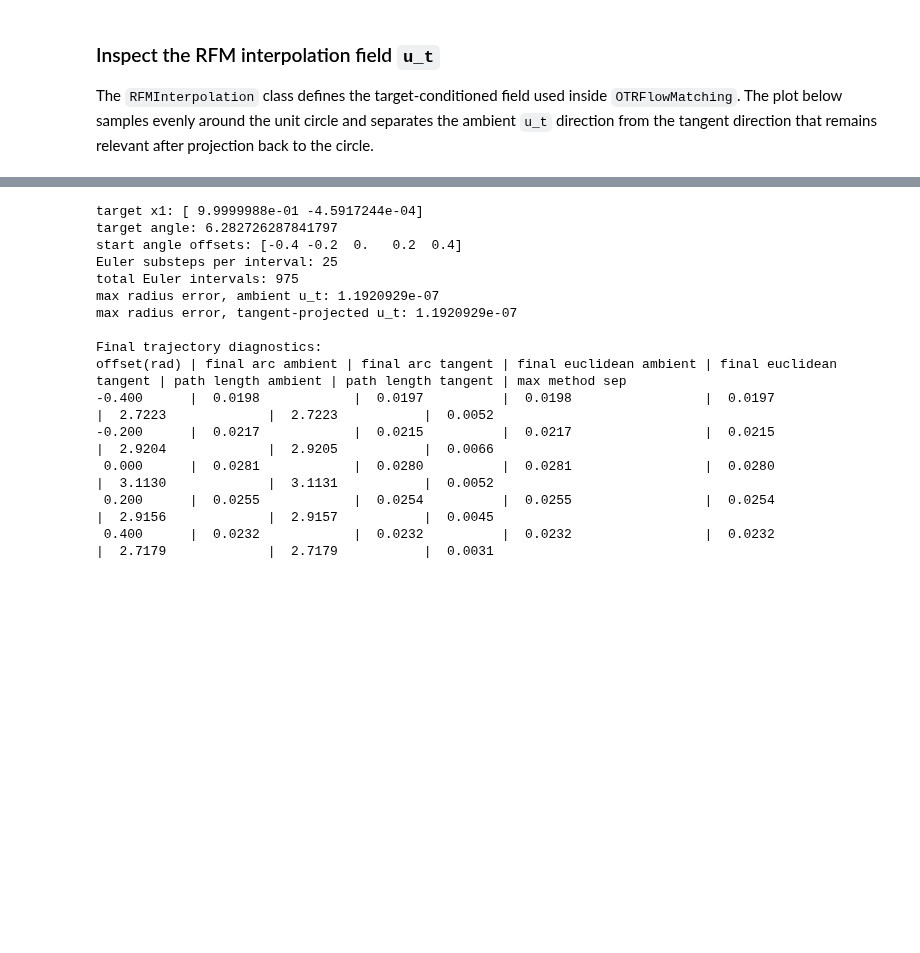
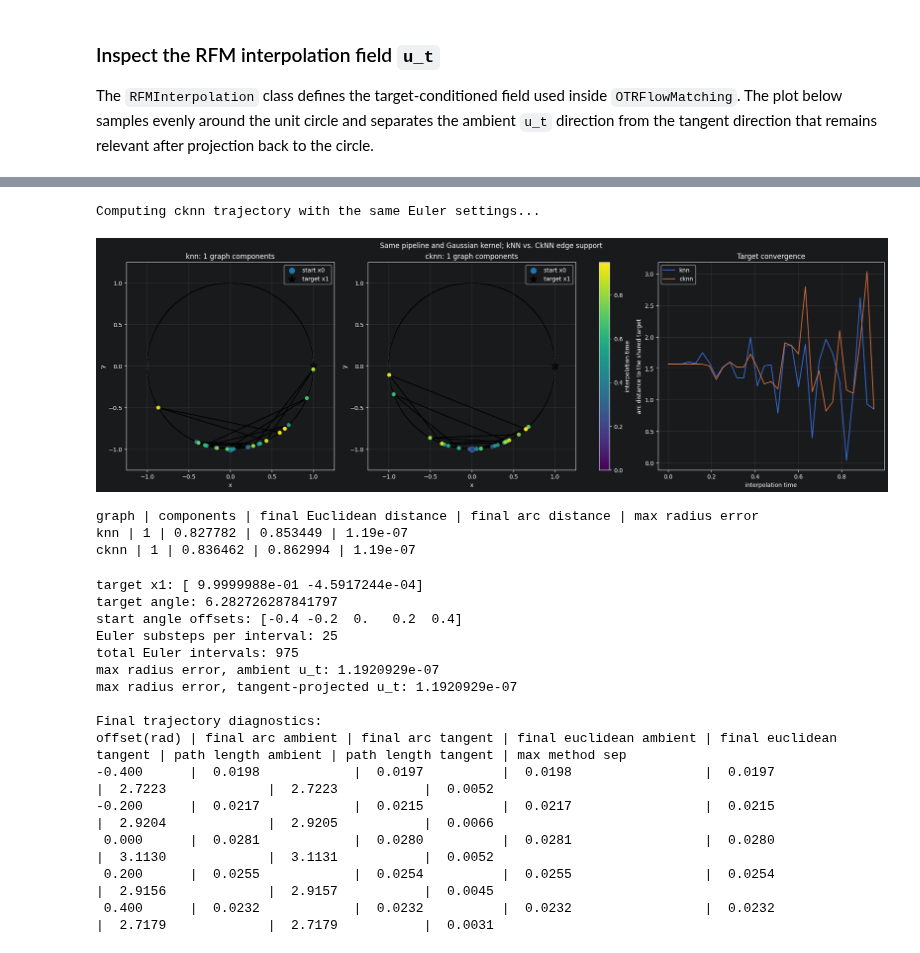
Before and after one commit to markuslaengst/CellFlow, a Jupyter notebook: docs/notebooks/riemannian_unit_circle_toy_example.ipynb, the cells around one changed output, grey strips where cells are left out. Cells and saved outputs as stored; diff of their text form; code cells hidden in the pictures; blank space fills up the shorter version.

```diff
--- a/docs/notebooks/riemannian_unit_circle_toy_example.ipynb
+++ b/docs/notebooks/riemannian_unit_circle_toy_example.ipynb
@@ -879,3 +988,80 @@ distance from last interpolated point to x1: 0.011109842
+# %%
+graph_trajectory_interpolators = {
+    name: RFMInterpolation(graph_nystroem, projection_fn=project_to_unit_sphere)
+    for name, graph_nystroem in graph_nystroems.items()
+}
+graph_trajectories = {graph_basis: rfm_trajectory}
+for name, interpolator in graph_trajectory_interpolators.items():
+    if name == graph_basis:
+        continue
+    print(f"Computing {name} trajectory with the same Euler settings...")
+    graph_trajectories[name] = np.vstack([
+        np.asarray(interpolator.interpolate(
+            jnp.asarray(x0[None, :]), jnp.asarray(x1[None, :]),
+            float(t), trajectory_steps_per_eval,
+        ))[0]
+        for t in trajectory_times
+    ])
+
+graph_trajectory_diagnostics = []
+fig, axes = plt.subplots(1, 3, figsize=(19, 6), constrained_layout=True)
+for ax, name in zip(axes[:2], weighted_graphs):
+    trajectory = graph_trajectories[name]
+    assert np.all(np.isfinite(trajectory)), f"{name} produced non-finite trajectory coordinates."
+    euclidean_distances = np.linalg.norm(trajectory - x1, axis=1)
+    angles = np.arctan2(trajectory[:, 1], trajectory[:, 0])
+    target_angle_graph = np.arctan2(x1[1], x1[0])
+    arc_distances = radius * np.abs(np.angle(np.exp(1j * (angles - target_angle_graph))))
+    graph_trajectory_diagnostics.append({
+        "graph": name,
+        "components": graph_component_counts[name],
+        "final_euclidean": float(euclidean_distances[-1]),
+        "final_arc": float(arc_distances[-1]),
+        "max_radius_error": float(np.max(np.abs(np.linalg.norm(trajectory, axis=1) - radius))),
+    })
+    ax.scatter(
+        all_generated_points[:, 0], all_generated_points[:, 1],
+        s=5, alpha=0.08, edgecolors="none", color="tab:gray",
+    )
+    path = ax.scatter(
+        trajectory[:, 0], trajectory[:, 1], c=trajectory_times,
+        cmap="viridis", s=35, zorder=3,
+    )
+    ax.plot(trajectory[:, 0], trajectory[:, 1], color="black", linewidth=1.5)
+    ax.scatter(x0[0], x0[1], s=90, color="tab:blue", label="start x0")
+    ax.scatter(x1[0], x1[1], s=180, marker="*", color="black", label="target x1")
+    ax.add_patch(plt.Circle((0, 0), radius, fill=False, color="black", linewidth=2))
+    ax.set_aspect("equal", adjustable="box")
+    ax.set_xlim(-plot_limit, plot_limit)
+    ax.set_ylim(-plot_limit, plot_limit)
+    ax.set_xlabel("x")
+    ax.set_ylabel("y")
+    ax.set_title(f"{name}: {graph_component_counts[name]} graph components")
+    ax.legend(loc="upper right")
+    ax.grid(alpha=0.25)
+    axes[2].plot(trajectory_times, arc_distances, label=name)
+
+axes[2].set_xlabel("interpolation time")
+axes[2].set_ylabel("arc distance to the shared target")
+axes[2].set_title("Target convergence")
+axes[2].legend()
+axes[2].grid(alpha=0.25)
+fig.colorbar(path, ax=list(axes[:2]), label="interpolation time")
+fig.suptitle("Same pipeline and Gaussian kernel; kNN vs. CkNN edge support")
+plt.show()
+
+print("graph | components | final Euclidean distance | final arc distance | max radius error")
+for row in graph_trajectory_diagnostics:
+    print(
+        f"{row['graph']} | {row['components']} | {row['final_euclidean']:.6g} | "
+        f"{row['final_arc']:.6g} | {row['max_radius_error']:.3g}"
+    )
+# %% [output]
+Computing cknn trajectory with the same Euler settings...
+[figure, added]
+graph | components | final Euclidean distance | final arc distance | max radius error
+knn | 1 | 0.827782 | 0.853449 | 1.19e-07
+cknn | 1 | 0.836462 | 0.862994 | 1.19e-07
 # %%
 # Compare projected trajectories driven by ambient u_t vs. tangent-space-projected u_t.
 # Both methods project back to S^1 after each Euler step; the only difference is
```
Also changed, not shown: parts of 10 cells of this notebook, 1 other file.
